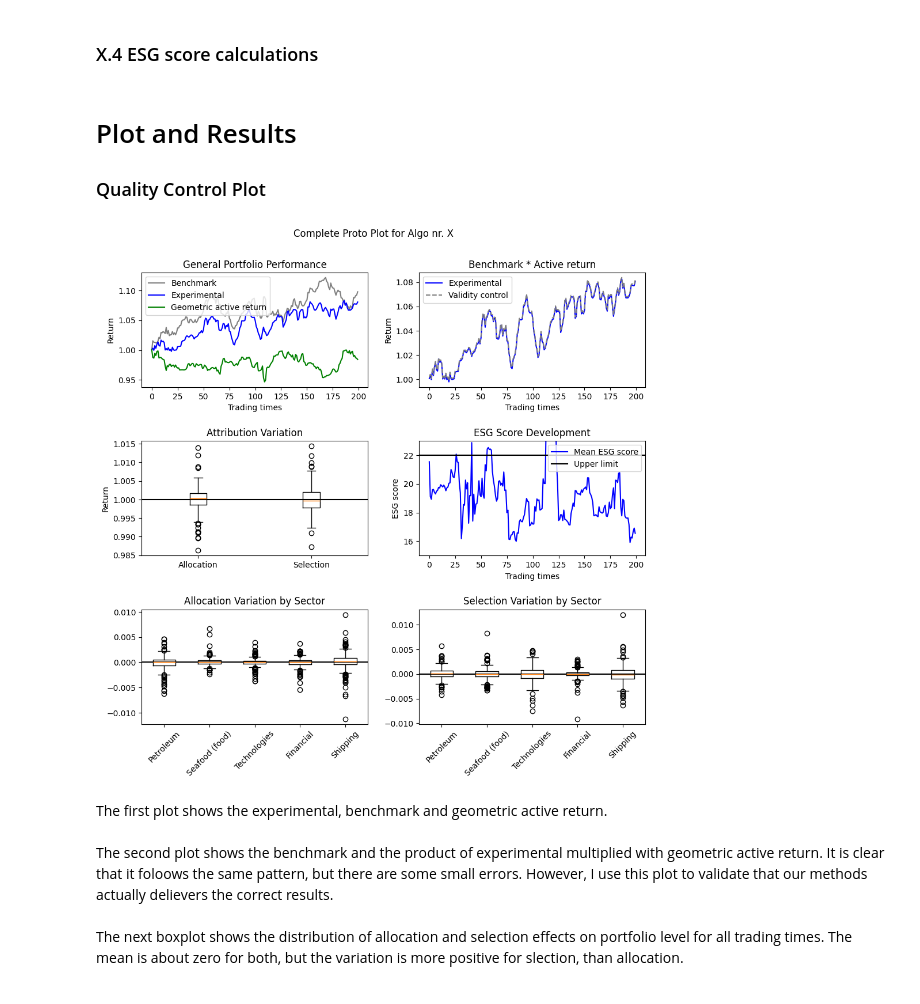
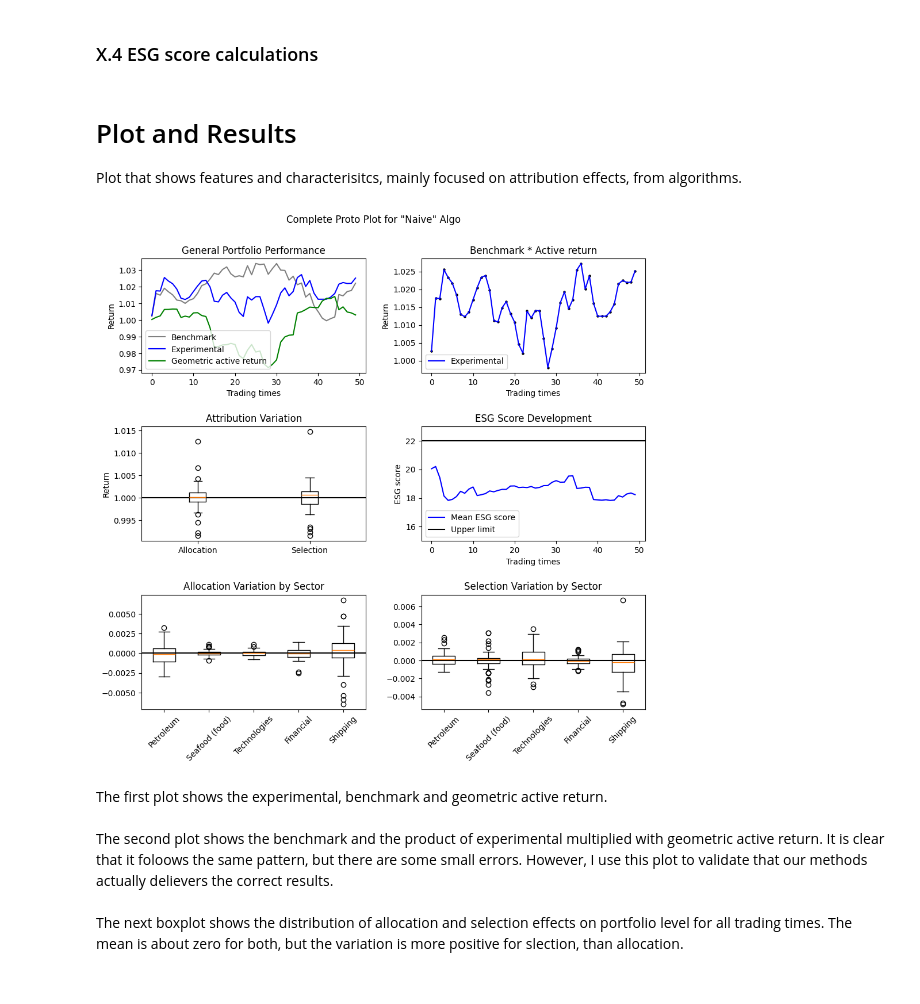
Before and after one commit to DataJakob/BBAN5000-Master-Thesis, a Jupyter notebook: src/testx2.ipynb, the cells around one changed output. Drawn from its saved outputs; the diff is of its cells as text; code cells hidden in the pictures.

```diff
--- a/src/testx2.ipynb
+++ b/src/testx2.ipynb
@@ -33,11 +33,12 @@ from Menchero_OGA import MencheroOGA as MOGA
 <h2> 2. Define experimental variables </h2>
 # %%
 # Define number of trades
-trading_n = 200
+trading_n = 50
 
 # Define number of days used to calcualte MPT
-history_usage = 20
+history_usage = 50
 
+# Defining pool variables
 num_sectors = 5
 num_stocks_peer_sector = 4
 # %%
@@ -181,7 +155,7 @@ array([1.00076804, 0.98781074, 0.98659497, 0.9945862 , 0.99100285,
 average_esg = [bw[i]@esg_scores for i in range(trading_n)]
-# %% [markdown]
-<h1> Plot and Results </h1>
-<h3> Quality Control Plot </h3>
+# %% [markdown]
+<h1> Plot and Results </h1>
+<p> Plot that shows features and characterisitcs, mainly focused on attribution effects, from algorithms. </p>
 # %%
 bigfig, ax = plt.subplots(3,2,figsize=(10,10))
 ax[0,0].plot(bg, color="grey", label="Benchmark")
@@ -193,7 +167,8 @@ ax[0,0].set_title('General Portfolio Performance')
 ax[0,0].legend()
 
 ax[0,1].plot(eg, color="blue", label="Experimental")
-ax[0,1].plot((bg*active_return)+(0.001*(bg*active_return)), color="grey", linestyle="--", label="Validity control")
+ax[0,1].scatter(x=np.linspace(0,trading_n-1,trading_n), y =(bg*active_return), s=5, color="black")
+# ax[0,1].plot((bg*active_return)+(0.001*(bg*active_return)), color="grey", linestyle="--", label="Validity control")
 ax[0,1].set_ylabel("Return")
 ax[0,1].set_xlabel("Trading times")
 ax[0,1].set_title('Benchmark * Active return')
@@ -201,35 +176,35 @@ ax[0,1].legend()
 
 data_arrays = [port_all_prod, port_sel_prod]
 data_labels = ["Allocation", "Selection"]
 ax[1,0].boxplot(data_arrays, tick_labels=data_labels)
 ax[1,0].axhline(y=1, color="black")
 ax[1,0].set_ylabel("Return")
 ax[1,0].set_title('Attribution Variation')
 
 ax[1,1].plot(average_esg, color="blue", label="Mean ESG score")
 ax[1,1].axhline(y=22, color='black', linestyle='-', label="Upper limit")
 ax[1,1].set_ylim(15,23)
 ax[1,1].set_ylabel("ESG score")
 ax[1,1].set_xlabel("Trading times")
 ax[1, 1].set_title('ESG Score Development')
 ax[1,1].legend()
 
 ax[2,0].boxplot(port_all)
 ax[2,0].axhline(y=0, color="black")
 ax[2,0].set_xticklabels(ticker_df.columns, rotation=45)
 ax[2,0].set_title('Allocation Variation by Sector')
 
 ax[2,1].boxplot(port_sel)
 ax[2,1].axhline(y=0, color="black")
 ax[2,1].set_xticklabels(ticker_df.columns, rotation=45)
 ax[2,1].set_title('Selection Variation by Sector')
 
-plt.suptitle('Complete Proto Plot for Algo nr. X', fontsize=12)
+plt.suptitle('Complete Proto Plot for "Naive" Algo', fontsize=12)
 bigfig.tight_layout(pad=2.0)
 plt.show()
 # plt.close()
 # %% [output]
-[figure, old version]
+[figure, new version]
 # %% [markdown]
 The first plot shows the experimental, benchmark and geometric active return.
 <br>
```
Also changed, not shown: parts of 19 cells of this notebook, 3 other files.
